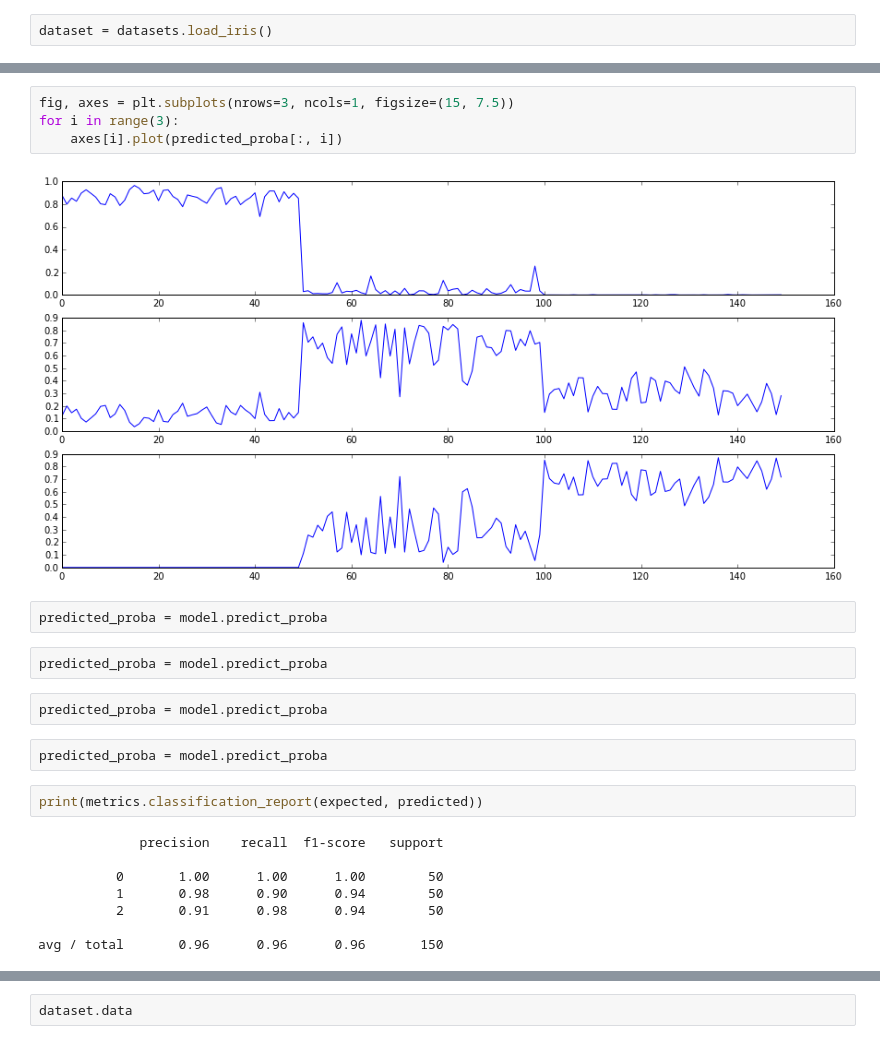
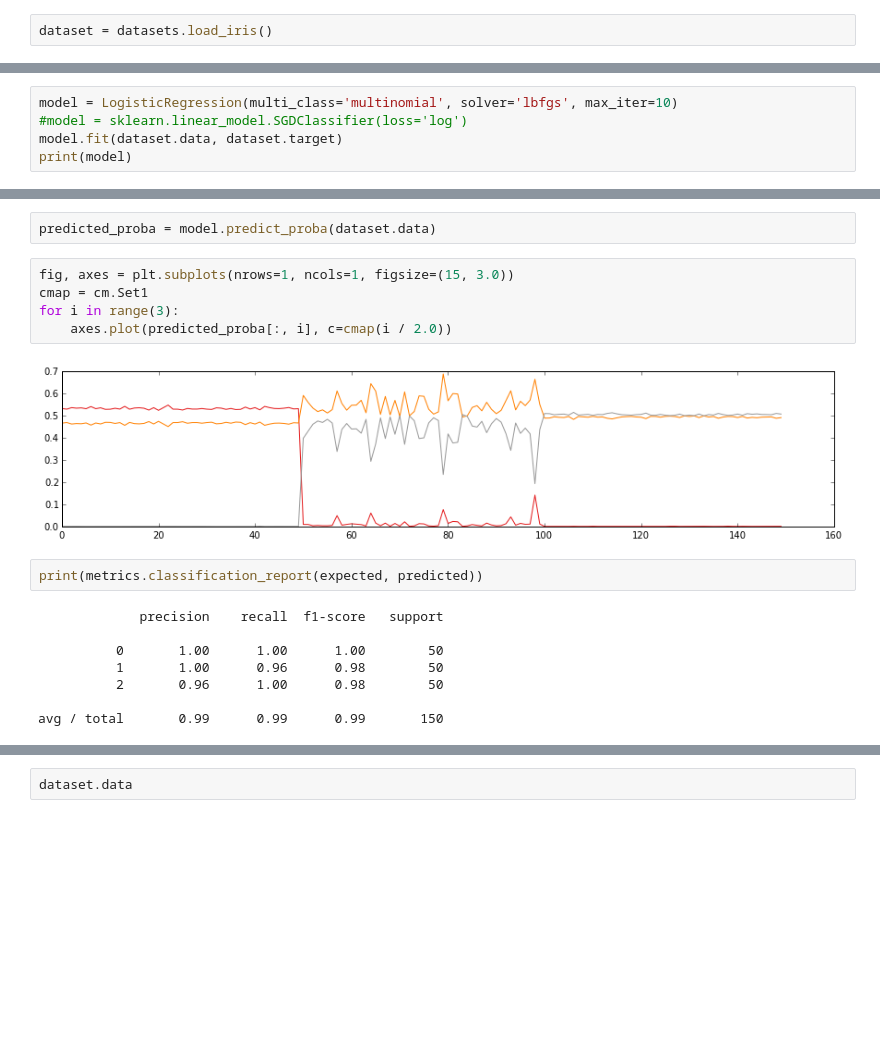
Before and after one commit to mgalloy/machine-learning-projects, a Jupyter notebook: Project 1 - Iris Dataset - LogReg/iris-analysis.ipynb, the cells around one changed output, grey strips where cells are left out. Saved outputs shown, nothing was run; the diff lists cells and outputs as text; blank space fills up the shorter version.

```diff
--- a/Project 1 - Iris Dataset - LogReg/iris-analysis.ipynb
+++ b/Project 1 - Iris Dataset - LogReg/iris-analysis.ipynb
@@ -62,3 +52,8 @@ print dataset.target_names[dataset.target]
  'virginica' 'virginica' 'virginica' 'virginica' 'virginica' 'virginica'
  'virginica' 'virginica' 'virginica' 'virginica' 'virginica' 'virginica'
  'virginica' 'virginica' 'virginica']
+# %%
+model = LogisticRegression(multi_class='multinomial', solver='lbfgs', max_iter=10)
+#model = sklearn.linear_model.SGDClassifier(loss='log')
+model.fit(dataset.data, dataset.target)
+print(model)
@@ -73,27 +75,22 @@ predicted
+# %%
+predicted_proba = model.predict_proba(dataset.data)
 # %%
-fig, axes = plt.subplots(nrows=3, ncols=1, figsize=(15, 7.5))
+fig, axes = plt.subplots(nrows=1, ncols=1, figsize=(15, 3.0))
+cmap = cm.Set1
 for i in range(3):
-    axes[i].plot(predicted_proba[:, i])
+    axes.plot(predicted_proba[:, i], c=cmap(i / 2.0))
 # %% [output]
-[figure, old version]
+[figure, new version]
-# %%
-predicted_proba = model.predict_proba
-# %%
-predicted_proba = model.predict_proba
-# %%
-predicted_proba = model.predict_proba
-# %%
-predicted_proba = model.predict_proba
 # %%
 print(metrics.classification_report(expected, predicted))
 # %% [output]
              precision    recall  f1-score   support
 
           0       1.00      1.00      1.00        50
-          1       0.98      0.90      0.94        50
-          2       0.91      0.98      0.94        50
+          1       1.00      0.96      0.98        50
+          2       0.96      1.00      0.98        50
 
-avg / total       0.96      0.96      0.96       150
+avg / total       0.99      0.99      0.99       150
 # %%
 print(metrics.confusion_matrix(expected, predicted))
 # %% [output]
```
Also changed, not shown: parts of 7 cells of this notebook.
